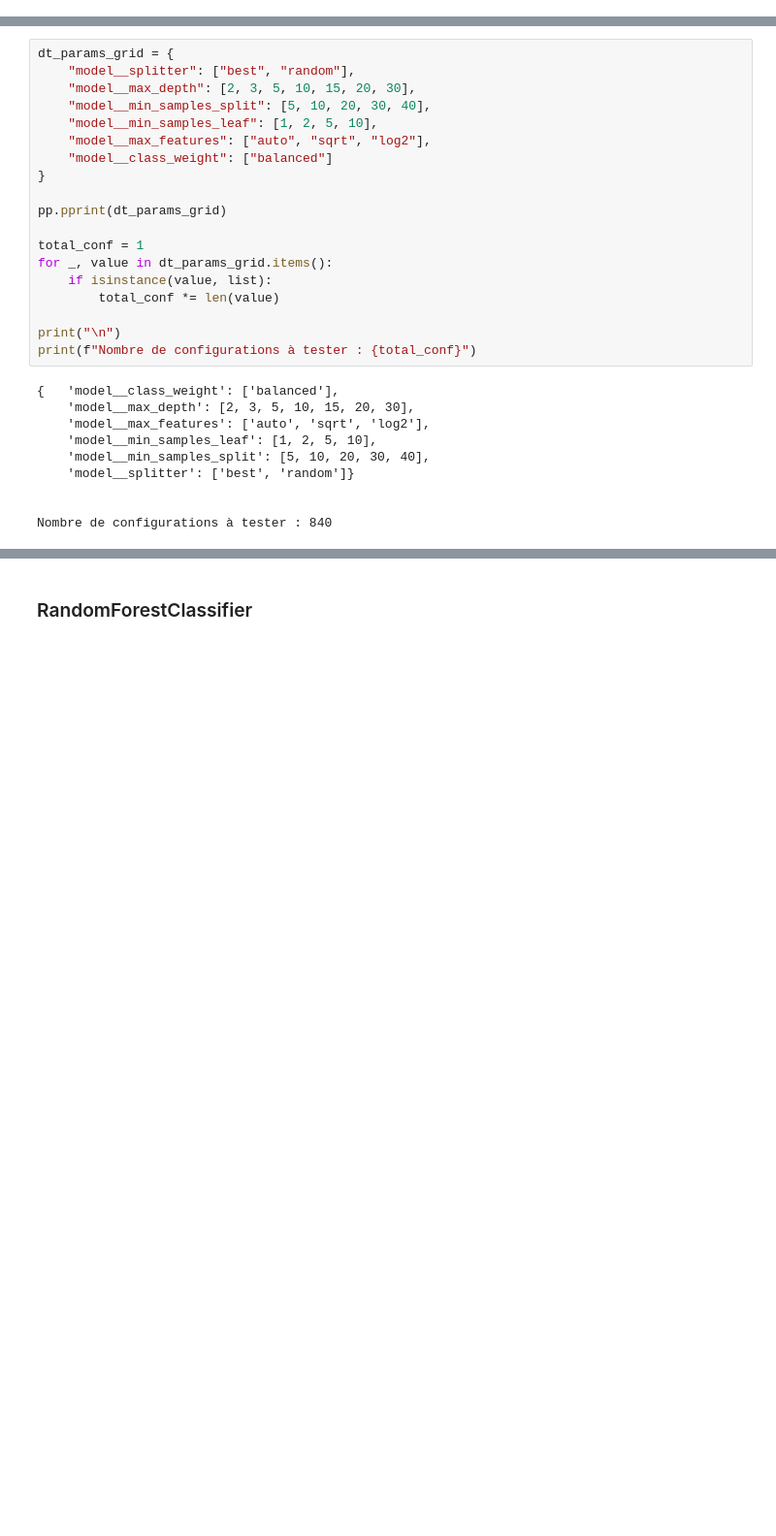
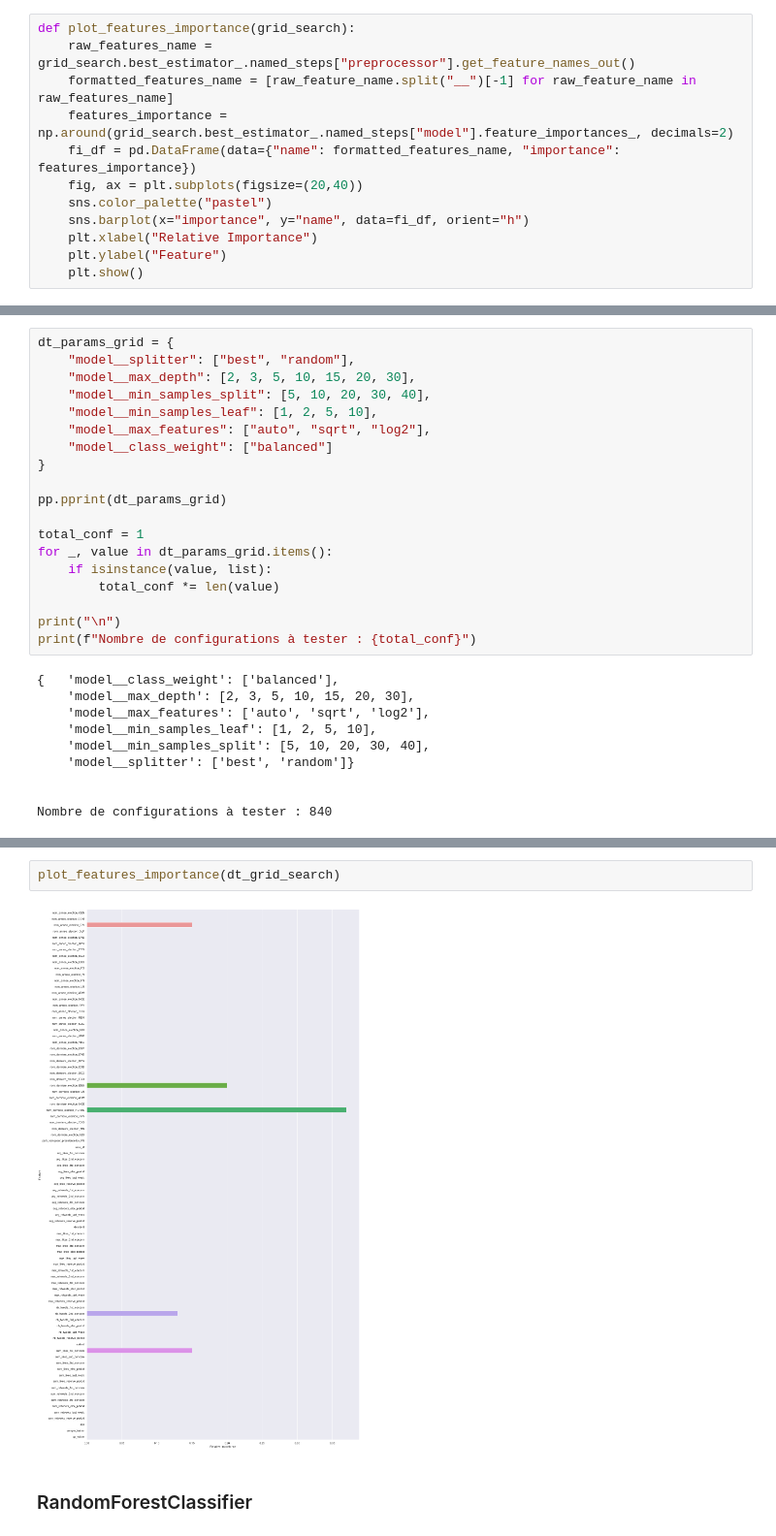
Before and after one commit to Antoine101/ElecTweets, a Jupyter notebook: model_exploration.ipynb, the cells around one changed output, grey strips where cells are left out. Shown at 97% size. Cells and saved outputs as stored; diff of their text form; blank space fills up the shorter version.

```diff
--- a/model_exploration.ipynb
+++ b/model_exploration.ipynb
@@ -450,3 +452,15 @@ memory usage: 23.3+ KB
+# %%
+def plot_features_importance(grid_search):
+    raw_features_name = grid_search.best_estimator_.named_steps["preprocessor"].get_feature_names_out()
+    formatted_features_name = [raw_feature_name.split("__")[-1] for raw_feature_name in raw_features_name]
+    features_importance = np.around(grid_search.best_estimator_.named_steps["model"].feature_importances_, decimals=2)
+    fi_df = pd.DataFrame(data={"name": formatted_features_name, "importance": features_importance})
+    fig, ax = plt.subplots(figsize=(20,40))
+    sns.color_palette("pastel")
+    sns.barplot(x="importance", y="name", data=fi_df, orient="h")
+    plt.xlabel("Relative Importance")
+    plt.ylabel("Feature")
+    plt.show()
 # %% [markdown]
 ### Définition des métriques
 # %%
@@ -547,3 +562,7 @@ plt.show()
+# %%
+plot_features_importance(dt_grid_search)
+# %% [output]
+[figure, added]
 # %% [markdown]
 ### RandomForestClassifier
 # %%
```
Also changed, not shown: parts of 15 cells of this notebook.
